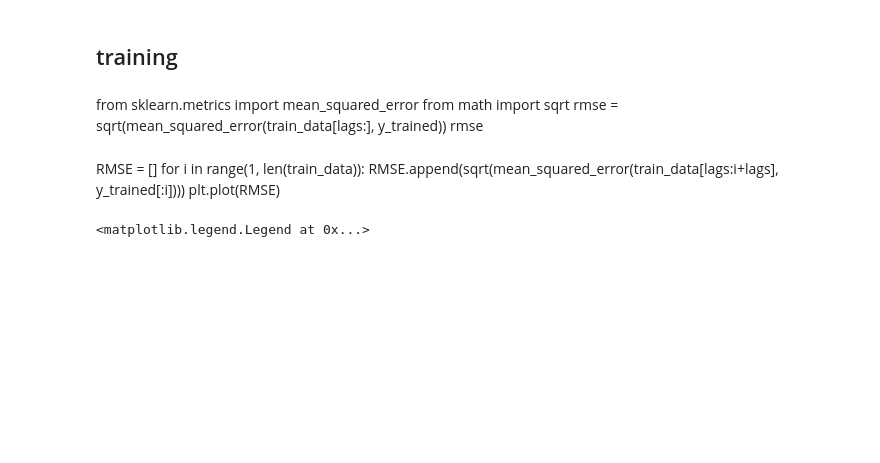
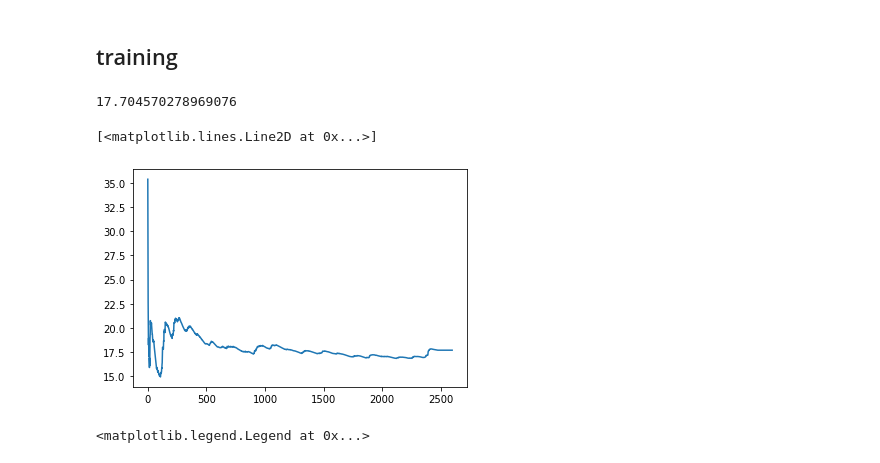
Before and after one commit to zminglu/MLfromScratch, a Jupyter notebook: AR/AR_scratch.ipynb, the cells around one changed output. Cells and saved outputs as stored; diff of their text form; code cells hidden in the pictures; blank space fills up the shorter version.

```diff
--- a/AR/AR_scratch.ipynb
+++ b/AR/AR_scratch.ipynb
@@ -20,16 +20,21 @@ lr = 10**-6
 model = AutoRegression(lags = lags)
 train_data = data['Sunspots'][:2600].values
 y_trained = model.training(train_data, alpha = lr, epoch = 10)
-# %% [markdown]
-from sklearn.metrics import mean_squared_error
-from math import sqrt
-rmse = sqrt(mean_squared_error(train_data[lags:], y_trained))
-rmse
-# %% [markdown]
-RMSE = []
-for i in range(1, len(train_data)):
-    RMSE.append(sqrt(mean_squared_error(train_data[lags:i+lags], y_trained[:i])))
-plt.plot(RMSE)
+# %%
+from sklearn.metrics import mean_squared_error
+from math import sqrt
+rmse = sqrt(mean_squared_error(train_data[lags:], y_trained))
+rmse
+# %% [output]
+17.704570278969076
+# %%
+RMSE = []
+for i in range(1, len(train_data)):
+    RMSE.append(sqrt(mean_squared_error(train_data[lags:i+lags], y_trained[:i])))
+plt.plot(RMSE)
+# %% [output]
+[<matplotlib.lines.Line2D at 0x...>]
+[figure, added]
 # %%
 test_data = data['Sunspots'][2600:].values
 history = data['Sunspots'][2600-lags:2600].values
```
Also changed, not shown: 3 other files.
